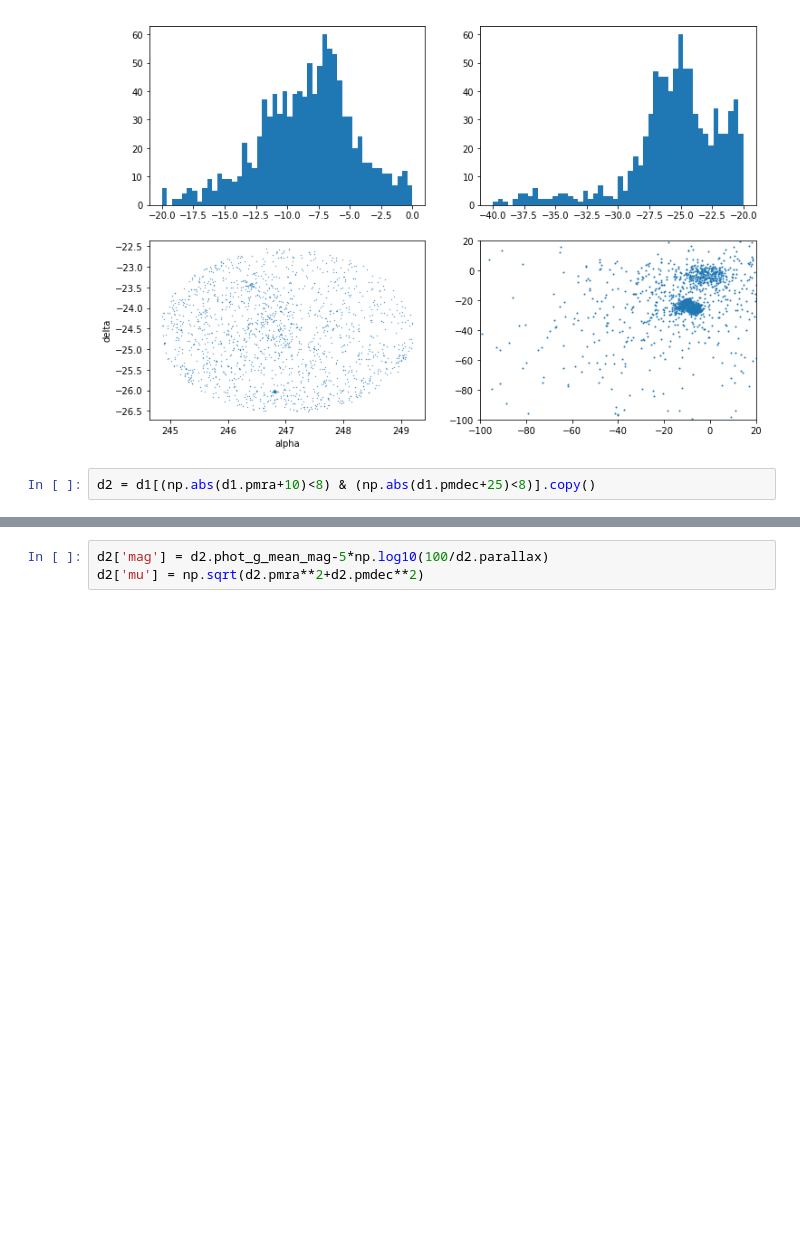
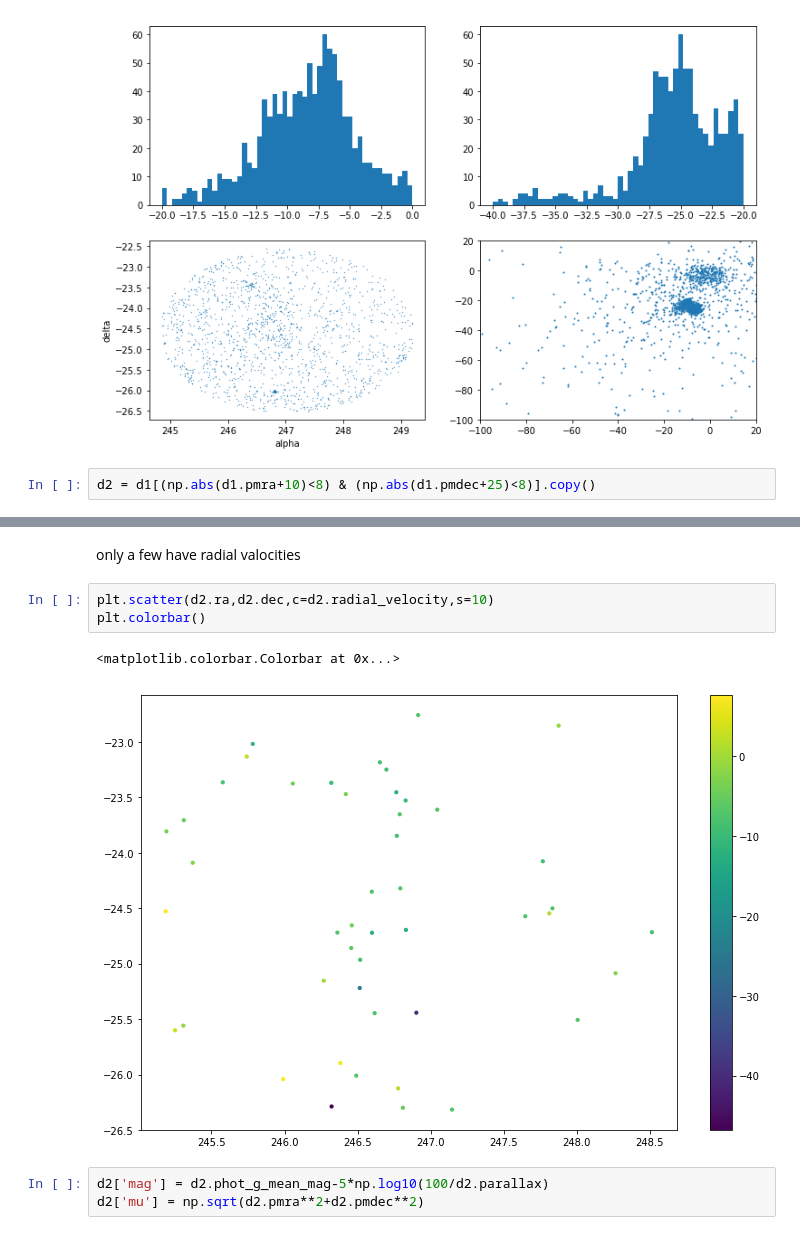
Before and after one commit to bombrun/GaiaFun, a Jupyter notebook: OphiuchusCloud.ipynb, the cells around one changed output, grey strips where cells are left out. Saved outputs shown, nothing was run; the diff lists cells and outputs as text; blank space fills up the shorter version.

```diff
--- a/OphiuchusCloud.ipynb
+++ b/OphiuchusCloud.ipynb
@@ -227,3 +239,11 @@ plt.scatter(d2.pmra,d2.pmdec,s=1)
+# %% [markdown]
+only a few have radial valocities
+# %%
+plt.scatter(d2.ra,d2.dec,c=d2.radial_velocity,s=10)
+plt.colorbar()
+# %% [output]
+<matplotlib.colorbar.Colorbar at 0x...>
+[figure, added]
 # %%
 d2['mag'] = d2.phot_g_mean_mag-5*np.log10(100/d2.parallax)
 d2['mu'] = np.sqrt(d2.pmra**2+d2.pmdec**2)
```
Also changed, not shown: parts of 18 cells of this notebook.
